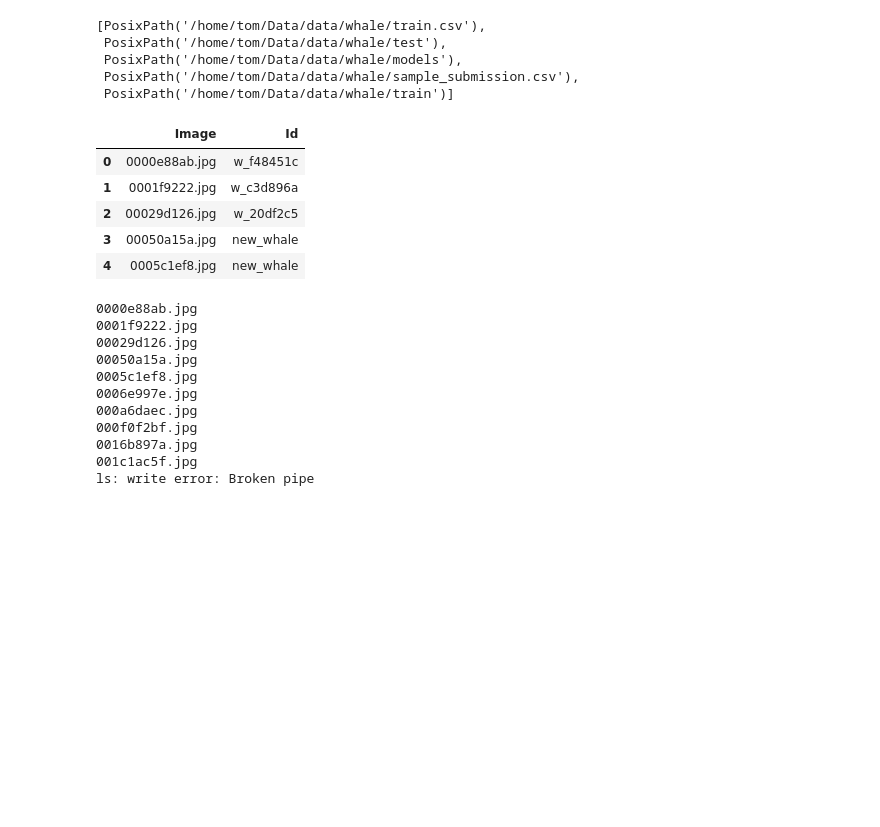
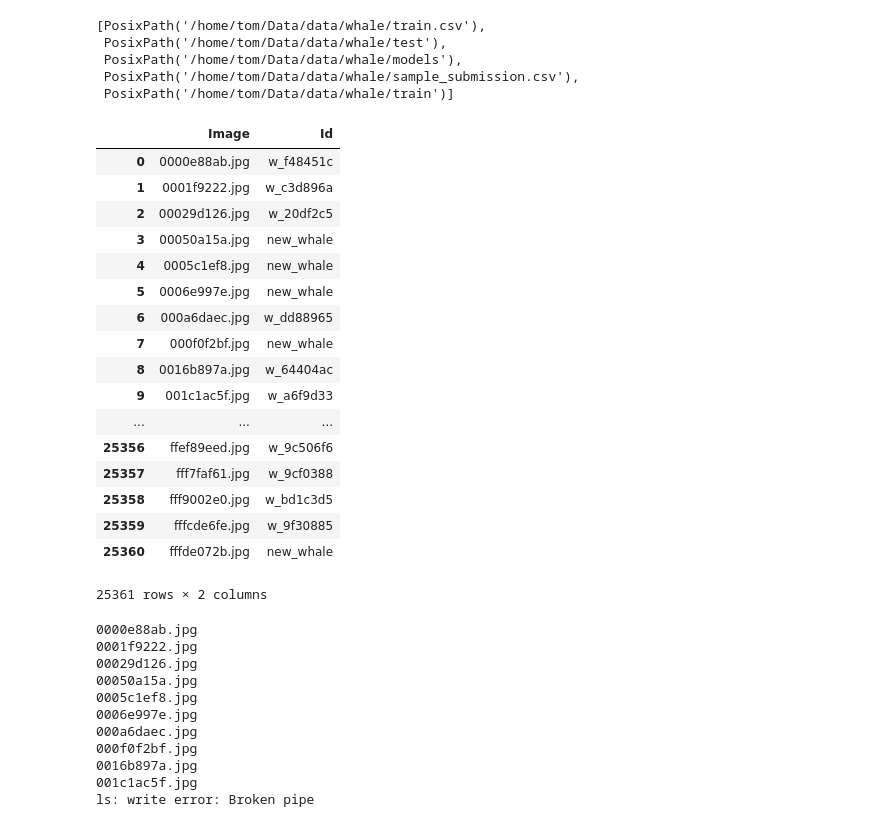
Before and after one commit to sq5rix/humpback, a Jupyter notebook: moby.ipynb, the cells around one changed output. Saved outputs shown, nothing was run; the diff lists cells and outputs as text; code cells hidden in the pictures; blank space fills up the shorter version.

```diff
--- a/moby.ipynb
+++ b/moby.ipynb
@@ -27,14 +27,26 @@ path.ls()
 # %%
 labels = pd.read_csv(path/'train.csv')
 # %%
-labels.head()
+labels
 # %% [output]
 |  | Image | Id |
 | 0 | 0000e88ab.jpg | w_f48451c |
 | 1 | 0001f9222.jpg | w_c3d896a |
 | 2 | 00029d126.jpg | w_20df2c5 |
 | 3 | 00050a15a.jpg | new_whale |
 | 4 | 0005c1ef8.jpg | new_whale |
+| 5 | 0006e997e.jpg | new_whale |
+| 6 | 000a6daec.jpg | w_dd88965 |
+| 7 | 000f0f2bf.jpg | new_whale |
+| 8 | 0016b897a.jpg | w_64404ac |
+| 9 | 001c1ac5f.jpg | w_a6f9d33 |
+| ... | ... | ... |
+| 25356 | ffef89eed.jpg | w_9c506f6 |
+| 25357 | fff7faf61.jpg | w_9cf0388 |
+| 25358 | fff9002e0.jpg | w_bd1c3d5 |
+| 25359 | fffcde6fe.jpg | w_9f30885 |
+| 25360 | fffde072b.jpg | new_whale |
+25361 rows × 2 columns
 # %%
 !ls {path/'train'} | head
 # %% [output]
```
Also changed, not shown: parts of 12 cells of this notebook.
